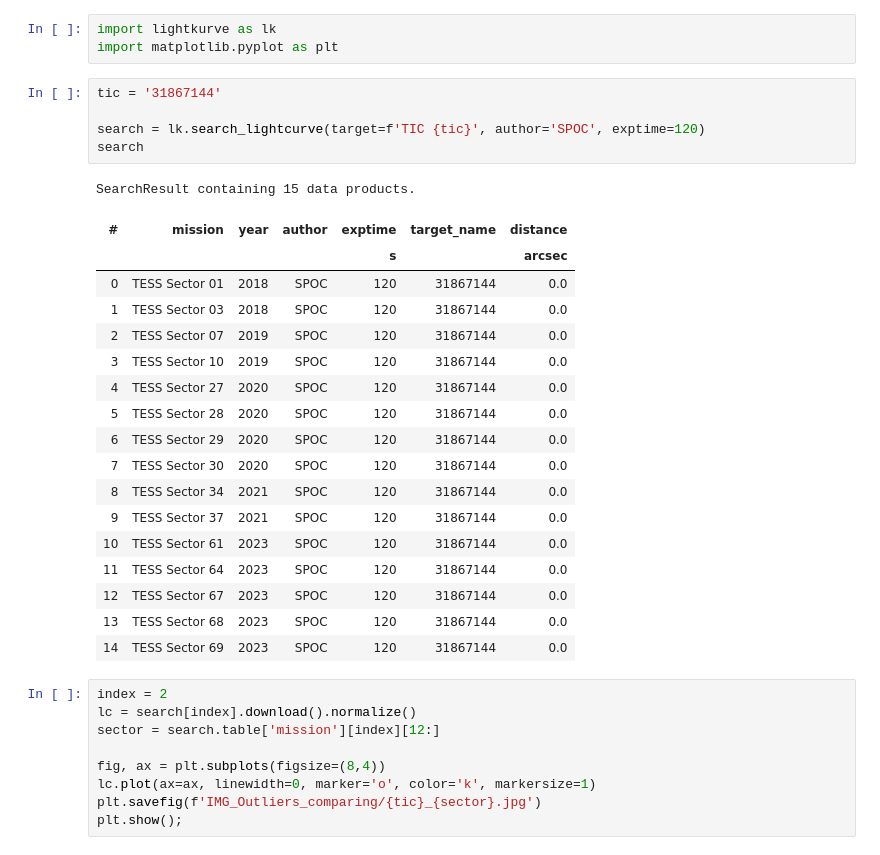
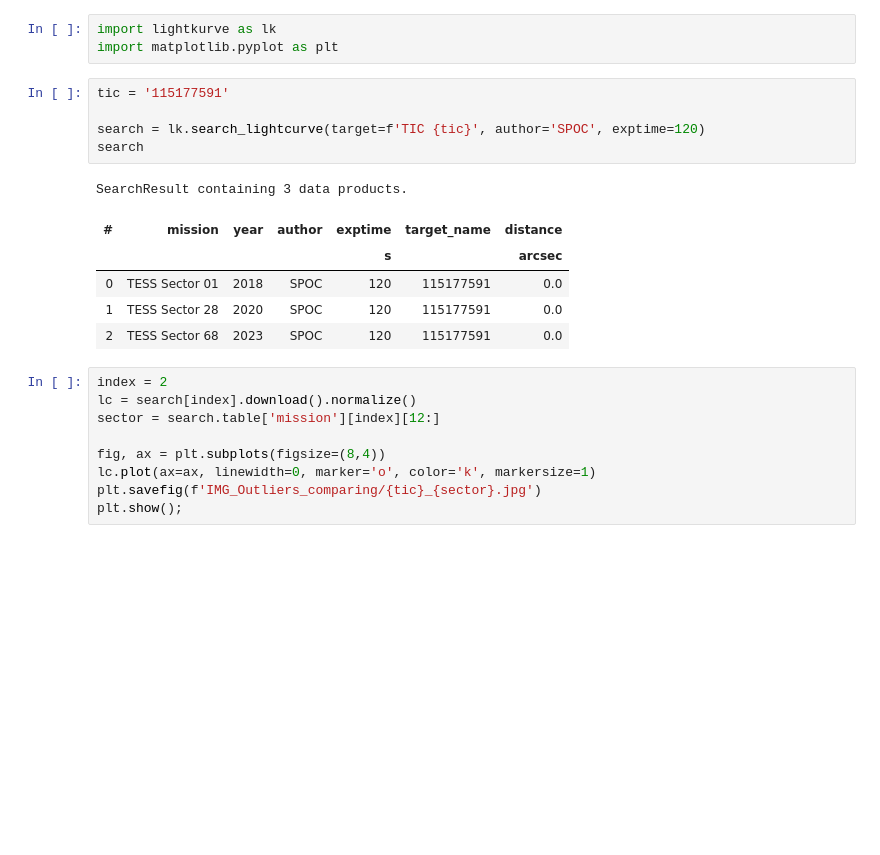
Before and after one commit to Josafary/Lightkurve_Codes, a Jupyter notebook: Outliers_comparing.ipynb, the cells around one changed output. Drawn from its saved outputs; the diff is of its cells as text; blank space fills up the shorter version.

```diff
--- a/Outliers_comparing.ipynb
+++ b/Outliers_comparing.ipynb
@@ -2,29 +2,17 @@
 import lightkurve as lk
 import matplotlib.pyplot as plt
 # %%
-tic = '31867144'
+tic = '115177591'
 
 search = lk.search_lightcurve(target=f'TIC {tic}', author='SPOC', exptime=120)
 search
 # %% [output]
-SearchResult containing 15 data products.
+SearchResult containing 3 data products.
 | # | mission | year | author | exptime | target_name | distance |
 |  |  |  |  | s |  | arcsec |
-| 0 | TESS Sector 01 | 2018 | SPOC | 120 | 31867144 | 0.0 |
-| 1 | TESS Sector 03 | 2018 | SPOC | 120 | 31867144 | 0.0 |
-| 2 | TESS Sector 07 | 2019 | SPOC | 120 | 31867144 | 0.0 |
-| 3 | TESS Sector 10 | 2019 | SPOC | 120 | 31867144 | 0.0 |
-| 4 | TESS Sector 27 | 2020 | SPOC | 120 | 31867144 | 0.0 |
-| 5 | TESS Sector 28 | 2020 | SPOC | 120 | 31867144 | 0.0 |
-| 6 | TESS Sector 29 | 2020 | SPOC | 120 | 31867144 | 0.0 |
-| 7 | TESS Sector 30 | 2020 | SPOC | 120 | 31867144 | 0.0 |
-| 8 | TESS Sector 34 | 2021 | SPOC | 120 | 31867144 | 0.0 |
-| 9 | TESS Sector 37 | 2021 | SPOC | 120 | 31867144 | 0.0 |
-| 10 | TESS Sector 61 | 2023 | SPOC | 120 | 31867144 | 0.0 |
-| 11 | TESS Sector 64 | 2023 | SPOC | 120 | 31867144 | 0.0 |
-| 12 | TESS Sector 67 | 2023 | SPOC | 120 | 31867144 | 0.0 |
-| 13 | TESS Sector 68 | 2023 | SPOC | 120 | 31867144 | 0.0 |
-| 14 | TESS Sector 69 | 2023 | SPOC | 120 | 31867144 | 0.0 |
+| 0 | TESS Sector 01 | 2018 | SPOC | 120 | 115177591 | 0.0 |
+| 1 | TESS Sector 28 | 2020 | SPOC | 120 | 115177591 | 0.0 |
+| 2 | TESS Sector 68 | 2023 | SPOC | 120 | 115177591 | 0.0 |
 # %%
 index = 2
 lc = search[index].download().normalize()
```
Also changed, not shown: parts of 1 cell of this notebook, 1 other file.
